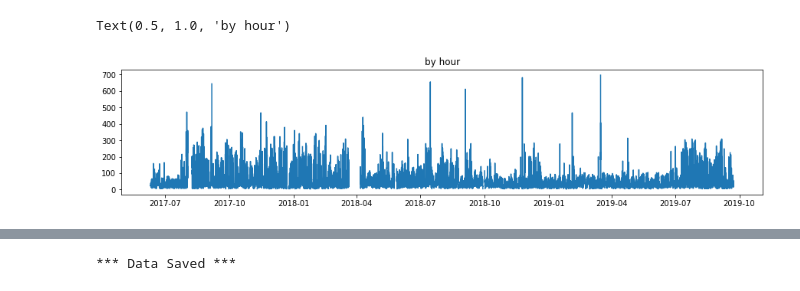
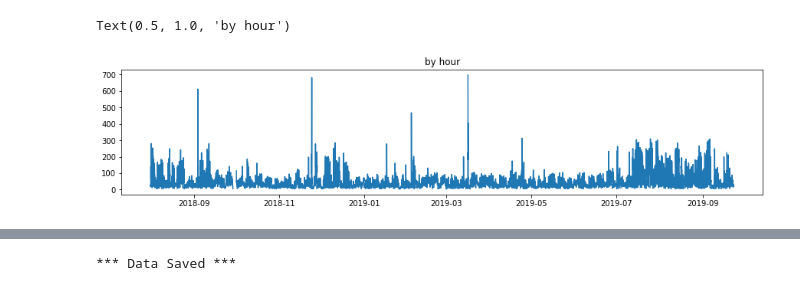
Before and after one commit to aety/insight, a Jupyter notebook: RATP/air/pickleToData_PROPHET_hourly.ipynb, the cells around one changed output, grey strips where cells are left out. Drawn from its saved outputs; the diff is of its cells as text; code cells hidden in the pictures.

```diff
--- a/RATP/air/pickleToData_PROPHET_hourly.ipynb
+++ b/RATP/air/pickleToData_PROPHET_hourly.ipynb
@@ -1,30 +1,30 @@
 # %%
 # load JSON
 import json
 import pandas as pd
 import numpy as np
 
 # hourly data
 data = pd.read_pickle('franklin-d-roosevelt/airQualityDataframe-franklin-d-roosevelt-PM10.pkl')
 data = data.sort_values(by=['ds'])
 data['just_date'] = data['ds'].dt.date
 temp = data.iloc[-1,:]
 firstDate = temp['just_date']
 
-n_samples = 50000
+n_samples = 10000
 t_start = len(data) - n_samples
 df_h = data[t_start:(t_start+n_samples)]
 
 import matplotlib.pyplot as plt
 pd.plotting.register_matplotlib_converters() # this resolves some issues with data type
 #plt.figure(figsize=(15,3))
 #plt.plot(df_d['ds'],df_d['y'])
 #plt.title('by date')
 plt.figure(figsize=(15,3))
 plt.plot(df_h['ds'],df_h['y'])
 plt.title('by hour')
 # %% [output]
 Text(0.5, 1.0, 'by hour')
-[figure, old version]
+[figure, new version]
 # %%
 df = df_h # select daily or hourly daya
```
Also changed, not shown: parts of 6 cells of this notebook, 4 other files.
